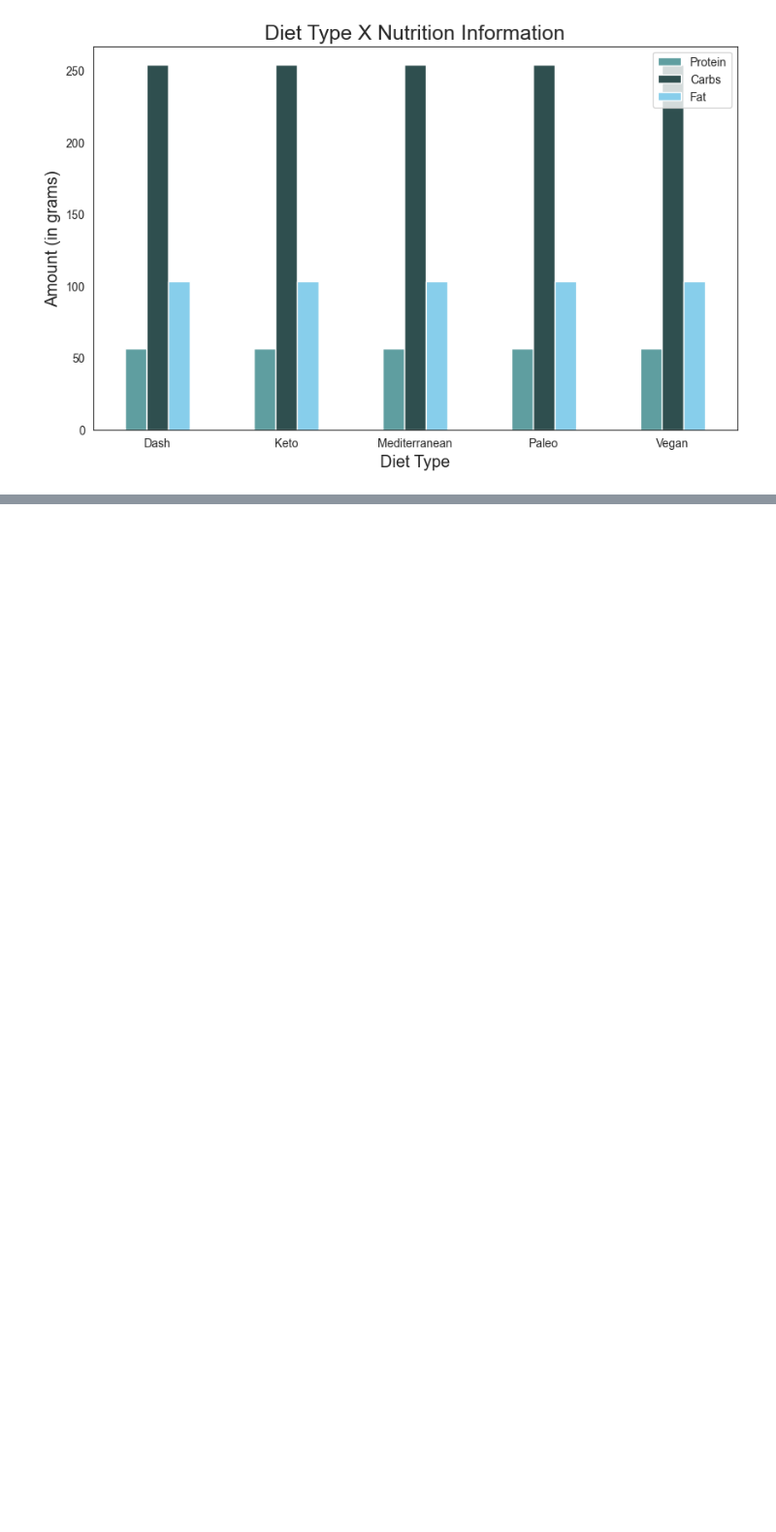
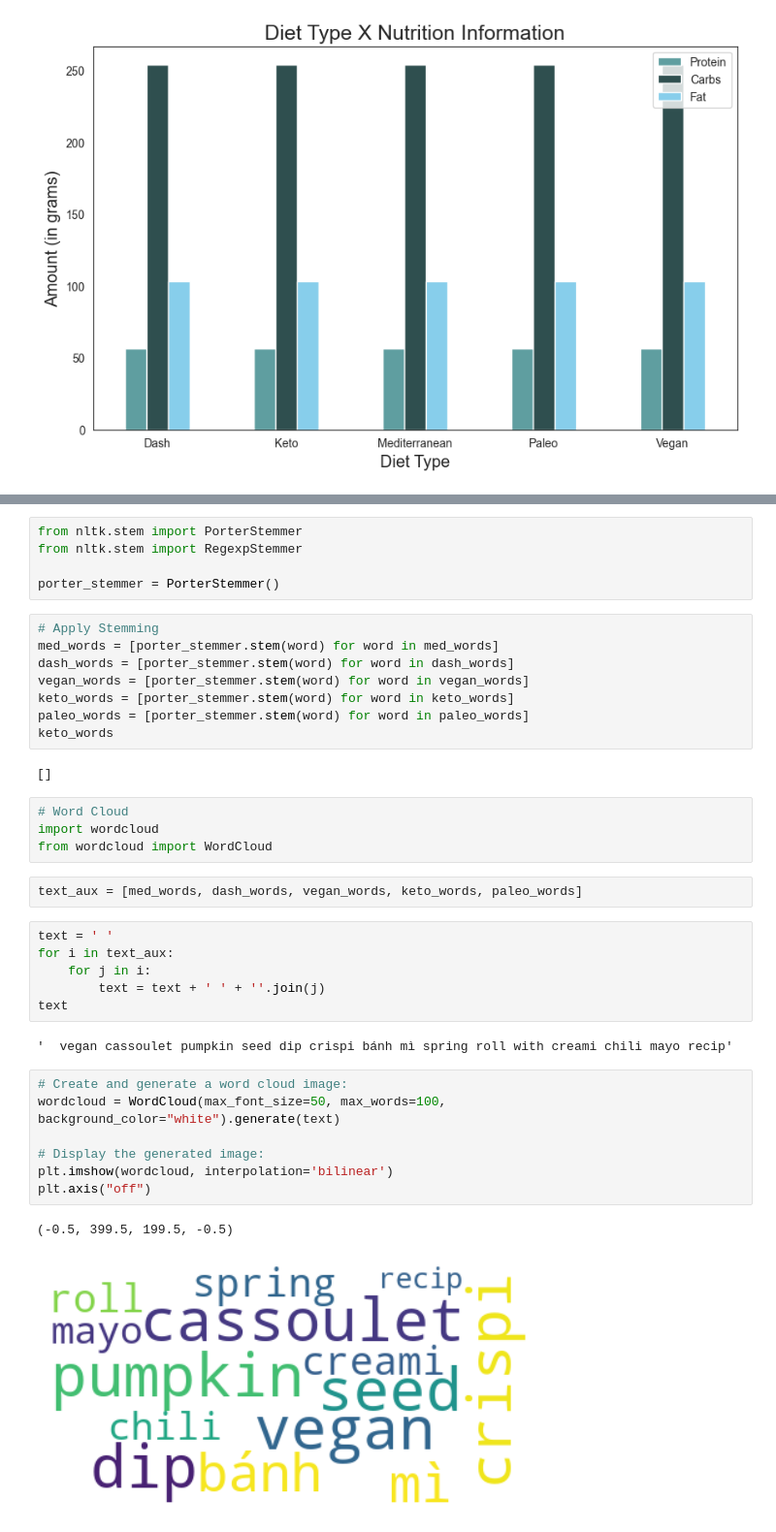
Before and after one commit to STEAM-Center-NYC/10032-Dieting-With-The-Help-of-Artificial-Intelligence, a Jupyter notebook: ai_textgen.ipynb, the cells around one changed output, grey strips where cells are left out. Shown at 97% size. Drawn from its saved outputs; the diff is of its cells as text; blank space fills up the shorter version.

```diff
--- a/ai_textgen.ipynb
+++ b/ai_textgen.ipynb
@@ -270,0 +412,39 @@ plt.ylabel("Amount (in grams)", fontsize="x-large");
+# %%
+from nltk.stem import PorterStemmer
+from nltk.stem import RegexpStemmer
+
+porter_stemmer = PorterStemmer()
+# %%
+# Apply Stemming
+med_words = [porter_stemmer.stem(word) for word in med_words]
+dash_words = [porter_stemmer.stem(word) for word in dash_words]
+vegan_words = [porter_stemmer.stem(word) for word in vegan_words]
+keto_words = [porter_stemmer.stem(word) for word in keto_words]
+paleo_words = [porter_stemmer.stem(word) for word in paleo_words]
+keto_words
+# %% [output]
+[]
+# %%
+# Word Cloud
+import wordcloud
+from wordcloud import WordCloud
+# %%
+text_aux = [med_words, dash_words, vegan_words, keto_words, paleo_words]
+# %%
+text = ' '
+for i in text_aux:
+    for j in i:
+        text = text + ' ' + ''.join(j)
+text
+# %% [output]
+'  vegan cassoulet pumpkin seed dip crispi bánh mì spring roll with creami chili mayo recip'
+# %%
+# Create and generate a word cloud image:
+wordcloud = WordCloud(max_font_size=50, max_words=100, background_color="white").generate(text)
+
+# Display the generated image:
+plt.imshow(wordcloud, interpolation='bilinear')
+plt.axis("off")
+# %% [output]
+(-0.5, 399.5, 199.5, -0.5)
+[figure, added]
```
Also changed, not shown: parts of 10 cells of this notebook.
